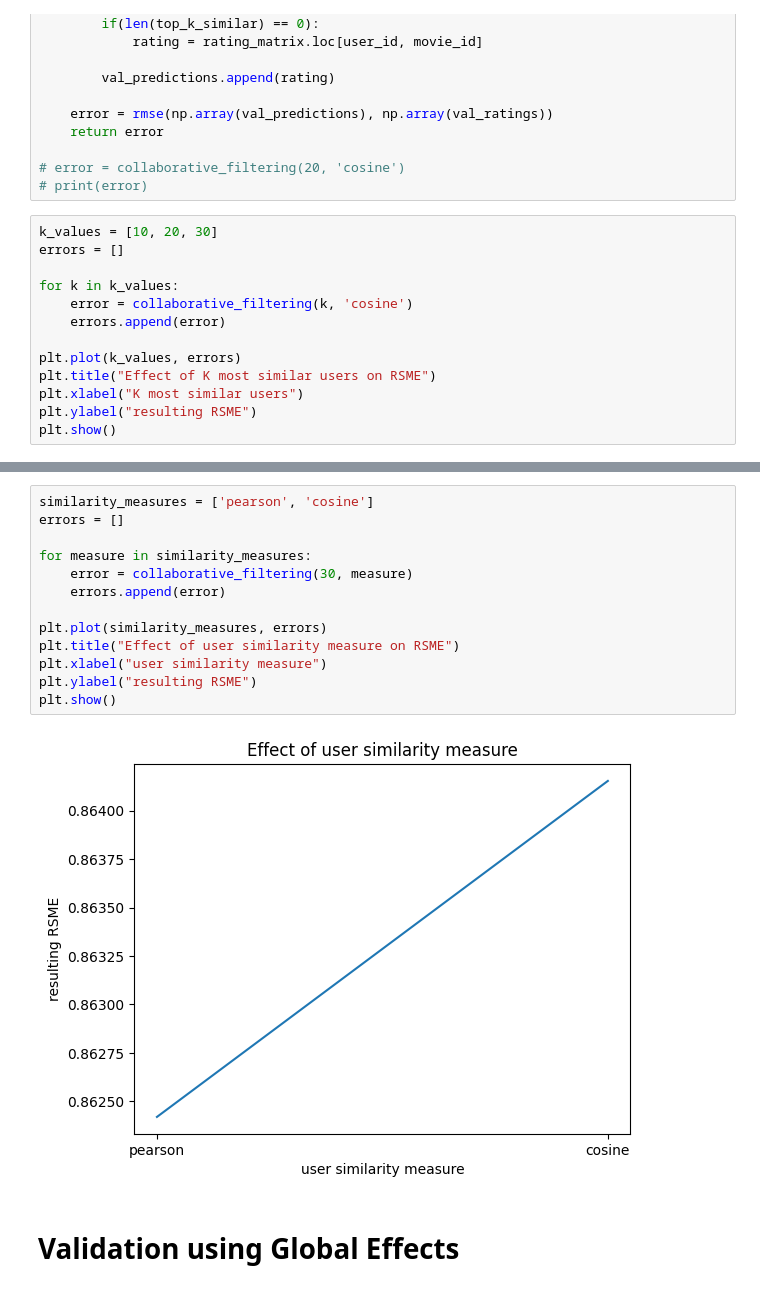
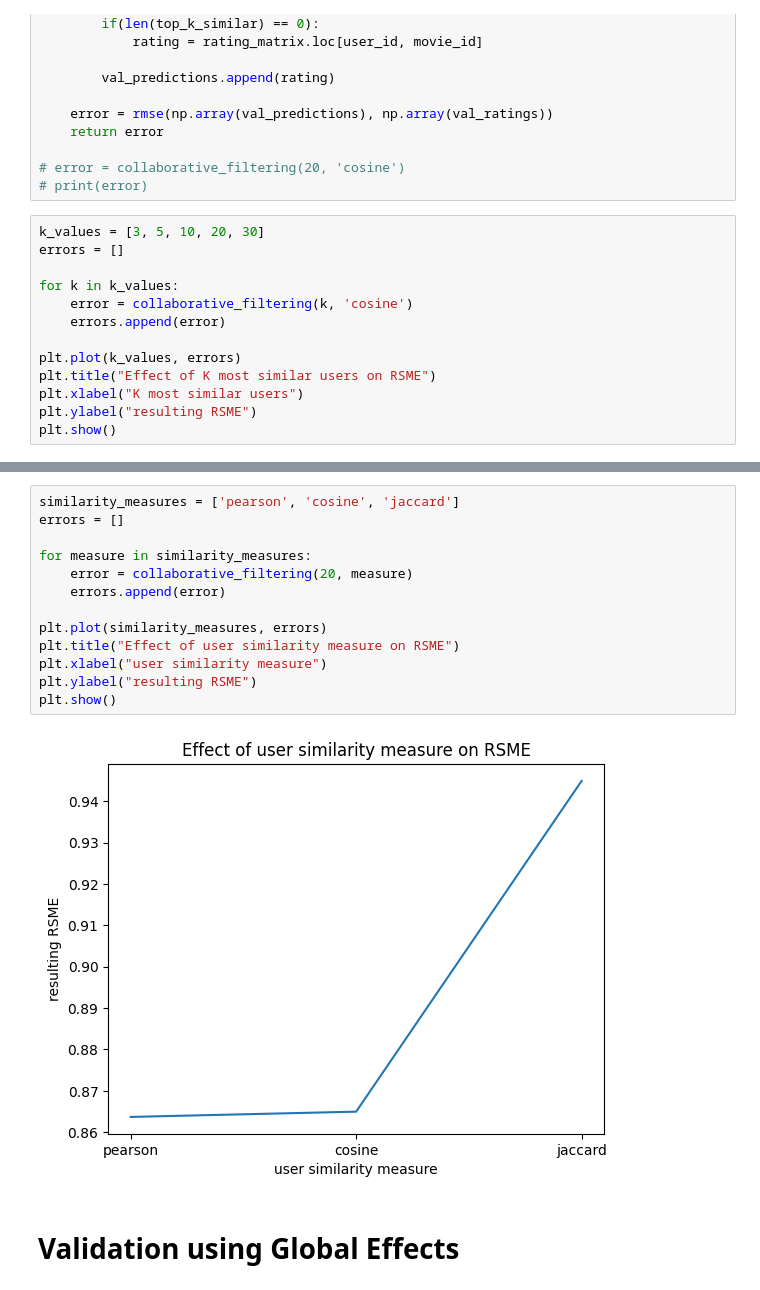
Before and after one commit to edtton/RecommendationAlgorithm, a Jupyter notebook: recommender.ipynb, the cells around one changed output, grey strips where cells are left out. Saved outputs shown, nothing was run; the diff lists cells and outputs as text.

```diff
--- a/recommender.ipynb
+++ b/recommender.ipynb
@@ -127,7 +127,7 @@ def collaborative_filtering(k_similar_users, similarity_measure):
 # error = collaborative_filtering(20, 'cosine')
 # print(error)
 # %%
-k_values = [10, 20, 30]
+k_values = [3, 5, 10, 20, 30]
 errors = []
 
 for k in k_values:
@@ -144,18 +144,18 @@ plt.show()
 # %%
-similarity_measures = ['pearson', 'cosine']
+similarity_measures = ['pearson', 'cosine', 'jaccard']
 errors = []
 
 for measure in similarity_measures:
-    error = collaborative_filtering(30, measure)
+    error = collaborative_filtering(20, measure)
     errors.append(error)
 
 plt.plot(similarity_measures, errors)
 plt.title("Effect of user similarity measure on RSME")
 plt.xlabel("user similarity measure")
 plt.ylabel("resulting RSME")
 plt.show()
 # %% [output]
-[figure, old version]
+[figure, new version]
 # %% [markdown]
 # Validation using Global Effects
 # %%
```
Also changed, not shown: parts of 2 cells of this notebook, 1 other file.
